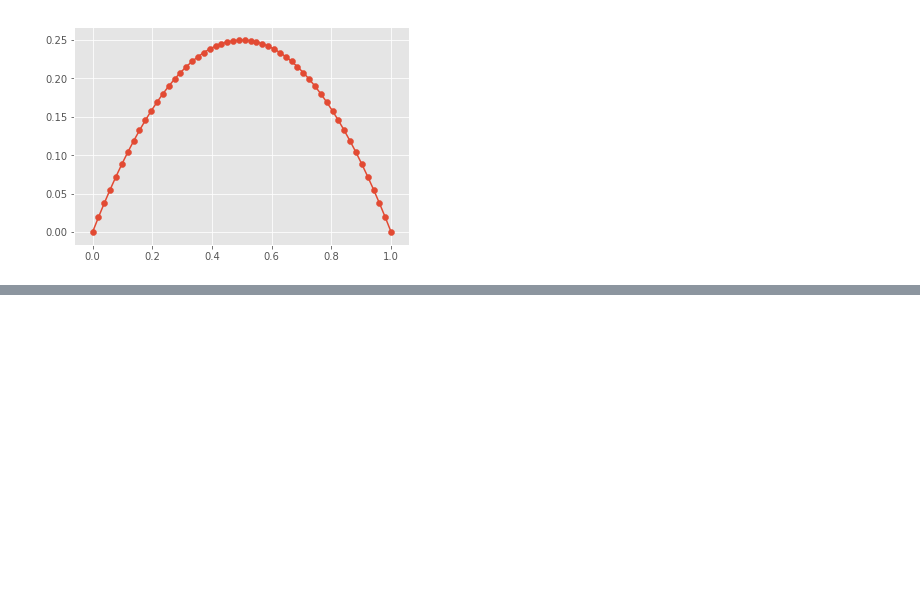
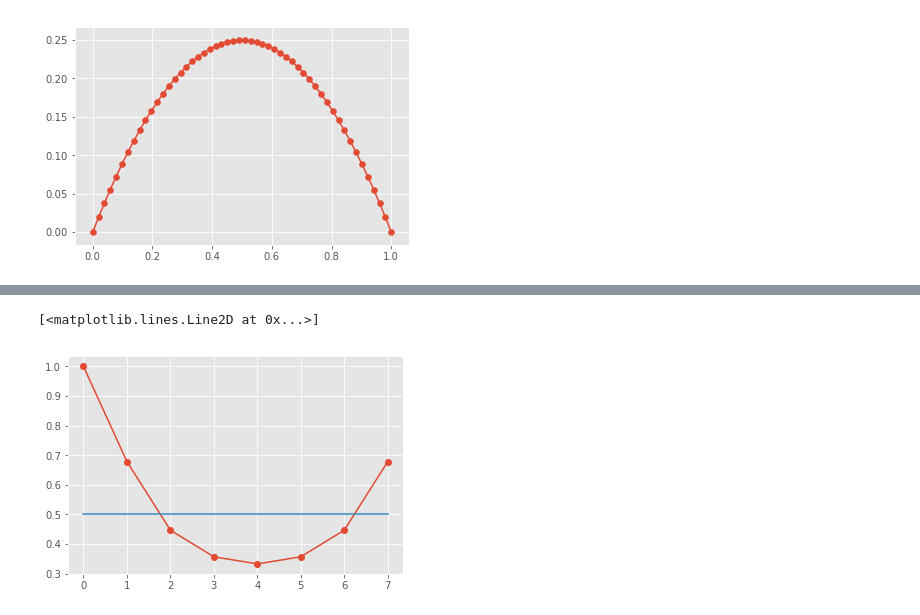
Before and after one commit to mtsodf/estudo_fem, a Jupyter notebook: multigrid/GaussSeidel.ipynb, the cells around one changed output, grey strips where cells are left out. Saved outputs shown, nothing was run; the diff lists cells and outputs as text; code cells hidden in the pictures; blank space fills up the shorter version.

```diff
--- a/multigrid/GaussSeidel.ipynb
+++ b/multigrid/GaussSeidel.ipynb
@@ -116,0 +162,8 @@ plt.plot(x_n,y)
+# %%
+alpha = np.array(range(2*n))
+theta = np.pi * alpha / float(n)
+plt.plot(alpha, np.power(5.0 - 4.0*np.cos(theta), -0.5), marker="o")
+plt.plot([0,2*n-1], [0.5, 0.5])
+# %% [output]
+[<matplotlib.lines.Line2D at 0x...>]
+[figure, added]
```
Also changed, not shown: parts of 14 cells of this notebook.
